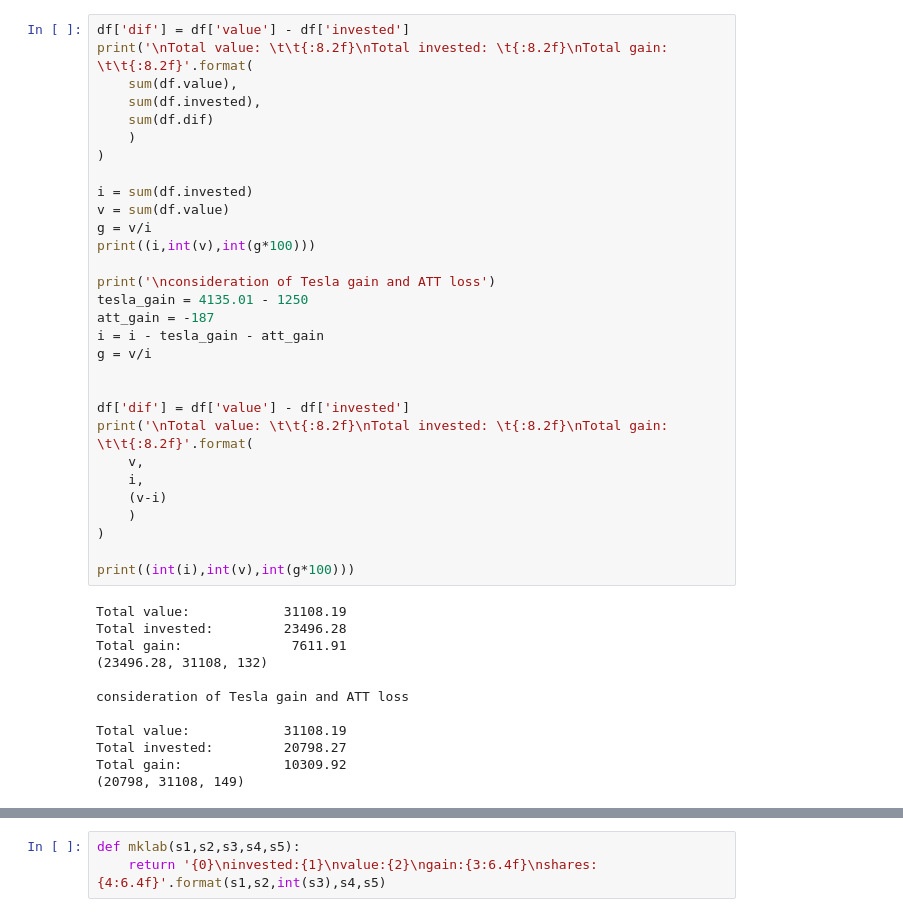
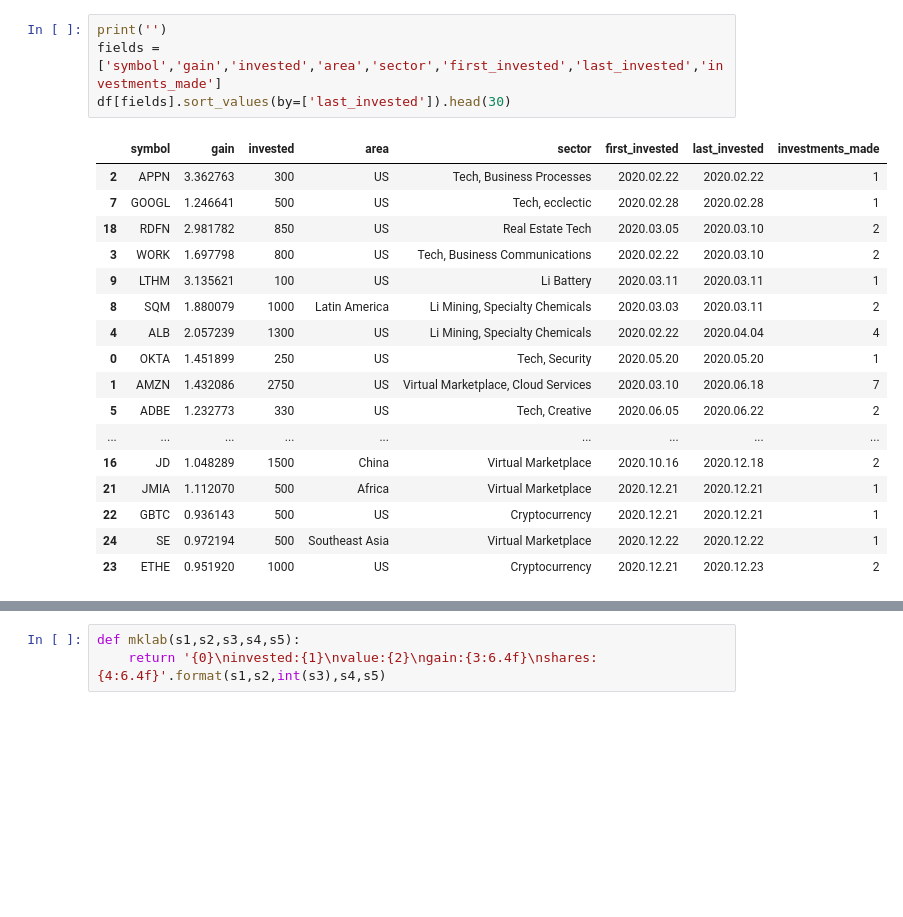
Before and after one commit to dgsprous0808/stockportfolio, a Jupyter notebook: stockportfolio_workbook_rev.ipynb, the cells around one changed output, grey strips where cells are left out. Saved outputs shown, nothing was run; the diff lists cells and outputs as text; blank space fills up the shorter version.

```diff
--- a/stockportfolio_workbook_rev.ipynb
+++ b/stockportfolio_workbook_rev.ipynb
@@ -409,42 +460,22 @@ df[fields].head(30)
-# %%
-df['dif'] = df['value'] - df['invested']
-print('\nTotal value: \t\t{:8.2f}\nTotal invested: \t{:8.2f}\nTotal gain: \t\t{:8.2f}'.format(
-    sum(df.value),
-    sum(df.invested),
-    sum(df.dif)
-    )
-)
-
-i = sum(df.invested)
-v = sum(df.value)
-g = v/i
-print((i,int(v),int(g*100)))
-
-print('\nconsideration of Tesla gain and ATT loss')
-tesla_gain = 4135.01 - 1250
-att_gain = -187
-i = i - tesla_gain - att_gain
-g = v/i
-
-
-df['dif'] = df['value'] - df['invested']
-print('\nTotal value: \t\t{:8.2f}\nTotal invested: \t{:8.2f}\nTotal gain: \t\t{:8.2f}'.format(
-    v,
-    i,
-    (v-i)
-    )
-)
-
-print((int(i),int(v),int(g*100)))
-# %% [output]
-Total value:            31108.19
-Total invested:         23496.28
-Total gain:              7611.91
-(23496.28, 31108, 132)
-
-consideration of Tesla gain and ATT loss
-
-Total value:            31108.19
-Total invested:         20798.27
-Total gain:             10309.92
-(20798, 31108, 149)
+# %%
+print('')
+fields = ['symbol','gain','invested','area','sector','first_invested','last_invested','investments_made']
+df[fields].sort_values(by=['last_invested']).head(30)
+# %% [output]
+|  | symbol | gain | invested | area | sector | first_invested | last_invested | investments_made |
+| 2 | APPN | 3.362763 | 300 | US | Tech, Business Processes | 2020.02.22 | 2020.02.22 | 1 |
+| 7 | GOOGL | 1.246641 | 500 | US | Tech, ecclectic | 2020.02.28 | 2020.02.28 | 1 |
+| 18 | RDFN | 2.981782 | 850 | US | Real Estate Tech | 2020.03.05 | 2020.03.10 | 2 |
+| 3 | WORK | 1.697798 | 800 | US | Tech, Business Communications | 2020.02.22 | 2020.03.10 | 2 |
+| 9 | LTHM | 3.135621 | 100 | US | Li Battery | 2020.03.11 | 2020.03.11 | 1 |
+| 8 | SQM | 1.880079 | 1000 | Latin America | Li Mining, Specialty Chemicals | 2020.03.03 | 2020.03.11 | 2 |
+| 4 | ALB | 2.057239 | 1300 | US | Li Mining, Specialty Chemicals | 2020.02.22 | 2020.04.04 | 4 |
+| 0 | OKTA | 1.451899 | 250 | US | Tech, Security | 2020.05.20 | 2020.05.20 | 1 |
+| 1 | AMZN | 1.432086 | 2750 | US | Virtual Marketplace, Cloud Services | 2020.03.10 | 2020.06.18 | 7 |
+| 5 | ADBE | 1.232773 | 330 | US | Tech, Creative | 2020.06.05 | 2020.06.22 | 2 |
+| ... | ... | ... | ... | ... | ... | ... | ... | ... |
+| 16 | JD | 1.048289 | 1500 | China | Virtual Marketplace | 2020.10.16 | 2020.12.18 | 2 |
+| 21 | JMIA | 1.112070 | 500 | Africa | Virtual Marketplace | 2020.12.21 | 2020.12.21 | 1 |
+| 22 | GBTC | 0.936143 | 500 | US | Cryptocurrency | 2020.12.21 | 2020.12.21 | 1 |
+| 24 | SE | 0.972194 | 500 | Southeast Asia | Virtual Marketplace | 2020.12.22 | 2020.12.22 | 1 |
+| 23 | ETHE | 0.951920 | 1000 | US | Cryptocurrency | 2020.12.21 | 2020.12.23 | 2 |
```
Also changed, not shown: parts of 10 cells of this notebook.
